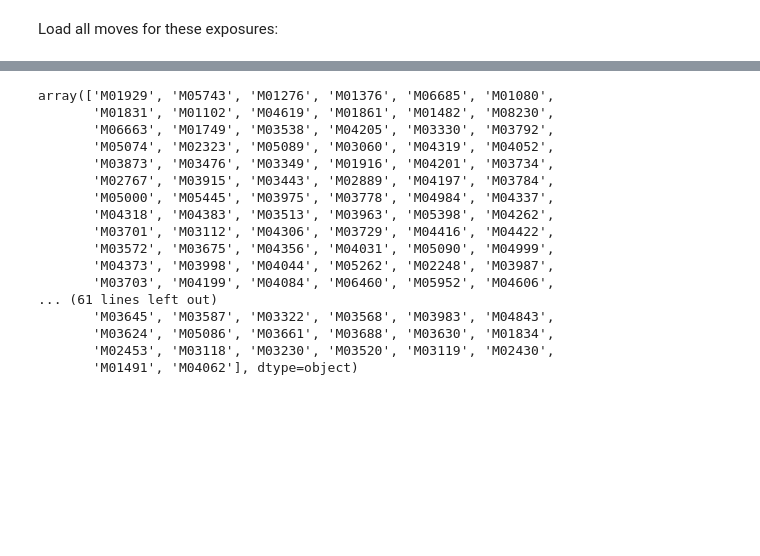
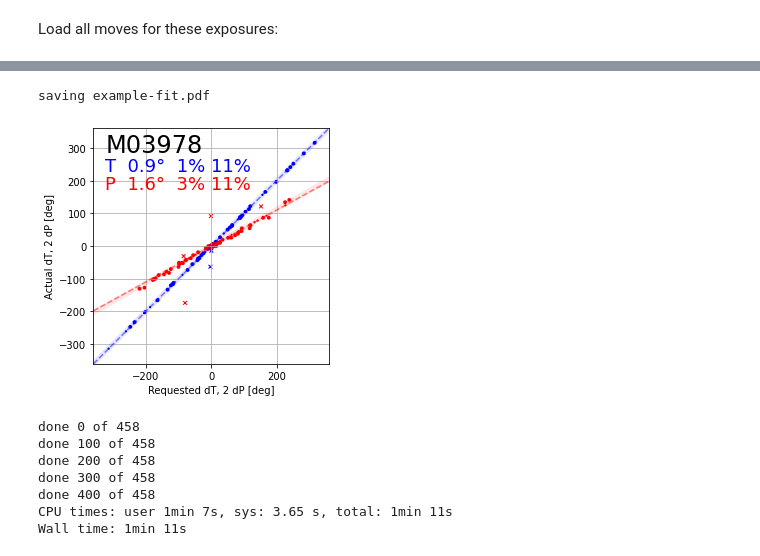
Before and after one commit to desihub/fpoffline, a Jupyter notebook: nb/BadMotors/BadMotors.ipynb, the cells around one changed output, grey strips where cells are left out. Saved outputs shown, nothing was run; the diff lists cells and outputs as text; code cells hidden in the pictures; blank space fills up the shorter version.

```diff
--- a/nb/BadMotors/BadMotors.ipynb
+++ b/nb/BadMotors/BadMotors.ipynb
@@ -376,20 +498,51 @@ plot()
+# %%
+plot_moves('M03978', save='example-fit.pdf');
+# %% [output]
+saving example-fit.pdf
+[figure, added]
 # %%
-all_moves.pos_id.unique()
+def plot_all(moves=all_moves, ncol=30, size=4):
+
+    posids = sorted(moves.pos_id.unique())
+    nplot = len(posids)
+
+    results = np.empty(nplot, dtype=[('posid', np.unicode_, 6),
+                                     ('slope_t0', float), ('slope_t', float), ('ofrac_t', float), ('rms_t', float),
+                                     ('tstuck_val', float), ('tstuck_frac', float),
+                                     ('slope_p0', float), ('slope_p', float), ('ofrac_p', float), ('rms_p', float),
+                                     ('pstuck_val', float), ('pstuck_frac', float)
+                                    ])
+
+    nrow = int(np.ceil(nplot / ncol))
+    w = ncol * size
+    h = nrow * size
+    fig, axes = plt.subplots(nrow, ncol, figsize=(w,h))
+    axes = axes.reshape(-1)
+
+    for k, (posid, ax) in enumerate(zip(posids, axes[:nplot])):
+        if k % 100 == 0:
+            print(f'done {k} of {nplot}')
+        results[k] = (posid,) + plot_moves(posid, moves, ax, tight=True)
+
+    for ax in axes[nplot:]:
+        ax.axis('off')
+
+    plt.tight_layout()
+    plt.savefig('allmoves.pdf')
+    plt.close(fig)
+
+    results = pd.DataFrame(results)
+    results.set_index('posid', inplace=True)
+    results.to_csv('results.csv', index=False)
+
+    return results
+
+%time results = plot_all()
 # %% [output]
-array(['M01929', 'M05743', 'M01276', 'M01376', 'M06685', 'M01080',
-       'M01831', 'M01102', 'M04619', 'M01861', 'M01482', 'M08230',
-       'M06663', 'M01749', 'M03538', 'M04205', 'M03330', 'M03792',
-       'M05074', 'M02323', 'M05089', 'M03060', 'M04319', 'M04052',
-       'M03873', 'M03476', 'M03349', 'M01916', 'M04201', 'M03734',
-       'M02767', 'M03915', 'M03443', 'M02889', 'M04197', 'M03784',
-       'M05000', 'M05445', 'M03975', 'M03778', 'M04984', 'M04337',
-       'M04318', 'M04383', 'M03513', 'M03963', 'M05398', 'M04262',
-       'M03701', 'M03112', 'M04306', 'M03729', 'M04416', 'M04422',
-       'M03572', 'M03675', 'M04356', 'M04031', 'M05090', 'M04999',
-       'M04373', 'M03998', 'M04044', 'M05262', 'M02248', 'M03987',
-       'M03703', 'M04199', 'M04084', 'M06460', 'M05952', 'M04606',
-... (61 lines left out)
-       'M03645', 'M03587', 'M03322', 'M03568', 'M03983', 'M04843',
-       'M03624', 'M05086', 'M03661', 'M03688', 'M03630', 'M01834',
-       'M02453', 'M03118', 'M03230', 'M03520', 'M03119', 'M02430',
-       'M01491', 'M04062'], dtype=object)
+done 0 of 458
+done 100 of 458
+done 200 of 458
+done 300 of 458
+done 400 of 458
+CPU times: user 1min 7s, sys: 3.65 s, total: 1min 11s
+Wall time: 1min 11s
```
Also changed, not shown: parts of 34 cells of this notebook.
